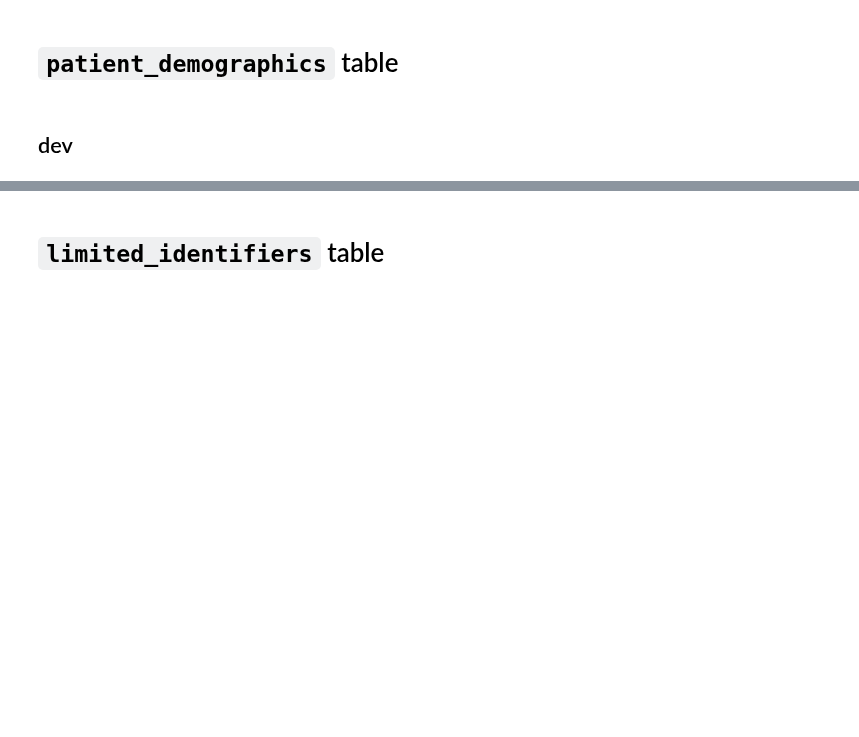
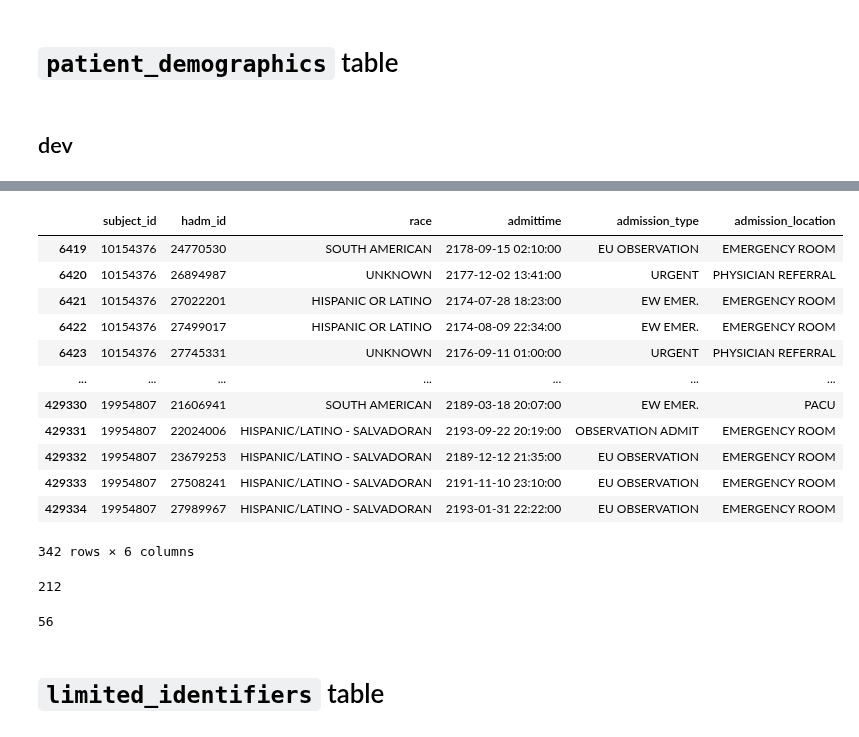
Before and after one commit to oldsandiaz/mimicclif, a Jupyter notebook: code/mimic-to-clif.ipynb, the cells around one changed output, grey strips where cells are left out. Saved outputs shown, nothing was run; the diff lists cells and outputs as text; code cells hidden in the pictures; blank space fills up the shorter version.

```diff
--- a/code/mimic-to-clif.ipynb
+++ b/code/mimic-to-clif.ipynb
@@ -423,3 +436,37 @@ admissions[admissions['subject_id'].isin(multiple_race_indices)]
+# %%
+# check for South Americans
+south_american_subject_ids = admissions.loc[admissions["race"] == "SOUTH AMERICAN", "subject_id"].unique()
+sa_race_counts = (
+    admissions[admissions["subject_id"].isin(south_american_subject_ids)]
+    .groupby('subject_id')['race'].nunique()
+)
+multi_race_indices = sa_race_counts[sa_race_counts > 1].index
+multi_race_encounters = admissions[
+    admissions['subject_id'].isin(multi_race_indices)
+    ][["subject_id", "hadm_id", "race", "admittime", "admission_type", "admission_location"]]
+multi_race_encounters
+# %% [output]
+|  | subject_id | hadm_id | race | admittime | admission_type | admission_location |
+| 6419 | 10154376 | 24770530 | SOUTH AMERICAN | 2178-09-15 02:10:00 | EU OBSERVATION | EMERGENCY ROOM |
+| 6420 | 10154376 | 26894987 | UNKNOWN | 2177-12-02 13:41:00 | URGENT | PHYSICIAN REFERRAL |
+| 6421 | 10154376 | 27022201 | HISPANIC OR LATINO | 2174-07-28 18:23:00 | EW EMER. | EMERGENCY ROOM |
+| 6422 | 10154376 | 27499017 | HISPANIC OR LATINO | 2174-08-09 22:34:00 | EW EMER. | EMERGENCY ROOM |
+| 6423 | 10154376 | 27745331 | UNKNOWN | 2176-09-11 01:00:00 | URGENT | PHYSICIAN REFERRAL |
+| ... | ... | ... | ... | ... | ... | ... |
+| 429330 | 19954807 | 21606941 | SOUTH AMERICAN | 2189-03-18 20:07:00 | EW EMER. | PACU |
+| 429331 | 19954807 | 22024006 | HISPANIC/LATINO - SALVADORAN | 2193-09-22 20:19:00 | OBSERVATION ADMIT | EMERGENCY ROOM |
+| 429332 | 19954807 | 23679253 | HISPANIC/LATINO - SALVADORAN | 2189-12-12 21:35:00 | EU OBSERVATION | EMERGENCY ROOM |
+| 429333 | 19954807 | 27508241 | HISPANIC/LATINO - SALVADORAN | 2191-11-10 23:10:00 | EU OBSERVATION | EMERGENCY ROOM |
+| 429334 | 19954807 | 27989967 | HISPANIC/LATINO - SALVADORAN | 2193-01-31 22:22:00 | EU OBSERVATION | EMERGENCY ROOM |
+342 rows × 6 columns
+# %%
+(sa_race_counts == 1).sum()
+# %% [output]
+212
+# %%
+len(multi_race_encounters["subject_id"].unique())
+# %% [output]
+56
 # %% [markdown]
 # `limited_identifiers` table
 # %% [markdown]
```
Also changed, not shown: parts of 11 cells of this notebook.
